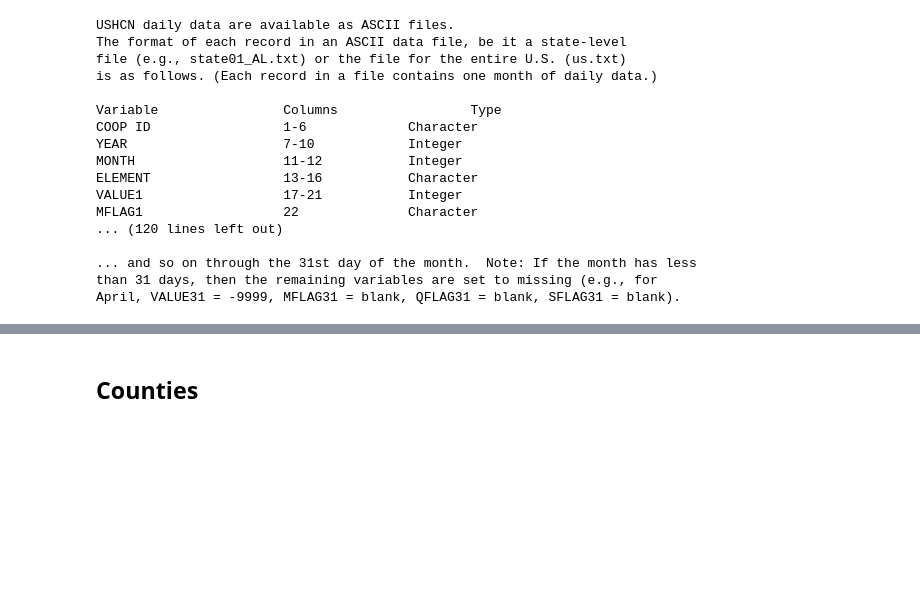
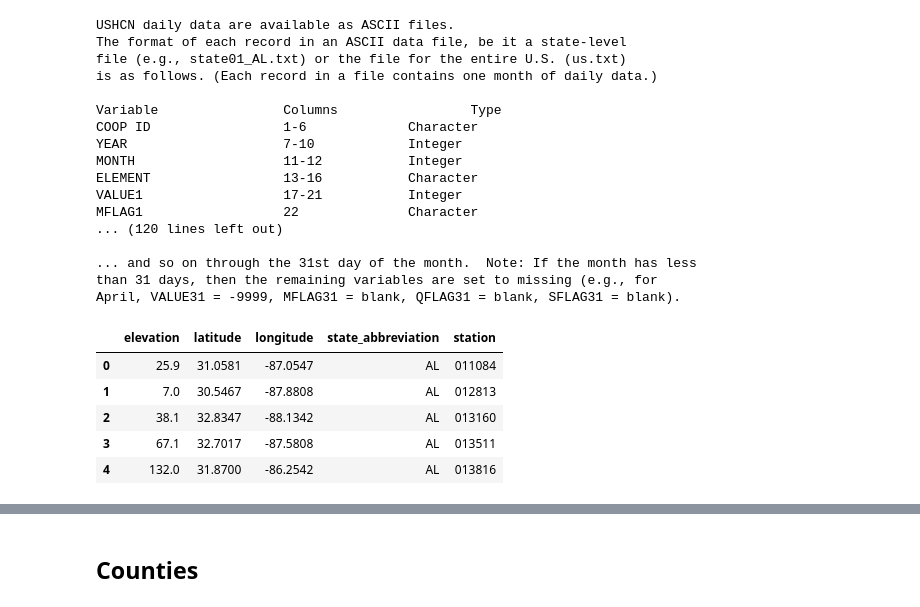
Before and after one commit to jbencook/crop-yield, a Jupyter notebook: fetch_data.ipynb, the cells around one changed output, grey strips where cells are left out. Cells and saved outputs as stored; diff of their text form; code cells hidden in the pictures; blank space fills up the shorter version.

```diff
--- a/fetch_data.ipynb
+++ b/fetch_data.ipynb
@@ -204,3 +220,12 @@ for line in open("data/ushcn/ushcn_daily.txt"):
                 if year % 4 == 0 and d > dt.datetime(year, 2, 29):
                     j -= 1
                 prcp[i, j] = val
+# %%
+stations.head()
+# %% [output]
+|  | elevation | latitude | longitude | state_abbreviation | station |
+| 0 | 25.9 | 31.0581 | -87.0547 | AL | 011084 |
+| 1 | 7.0 | 30.5467 | -87.8808 | AL | 012813 |
+| 2 | 38.1 | 32.8347 | -88.1342 | AL | 013160 |
+| 3 | 67.1 | 32.7017 | -87.5808 | AL | 013511 |
+| 4 | 132.0 | 31.8700 | -86.2542 | AL | 013816 |
```
Also changed, not shown: parts of 14 cells of this notebook.
